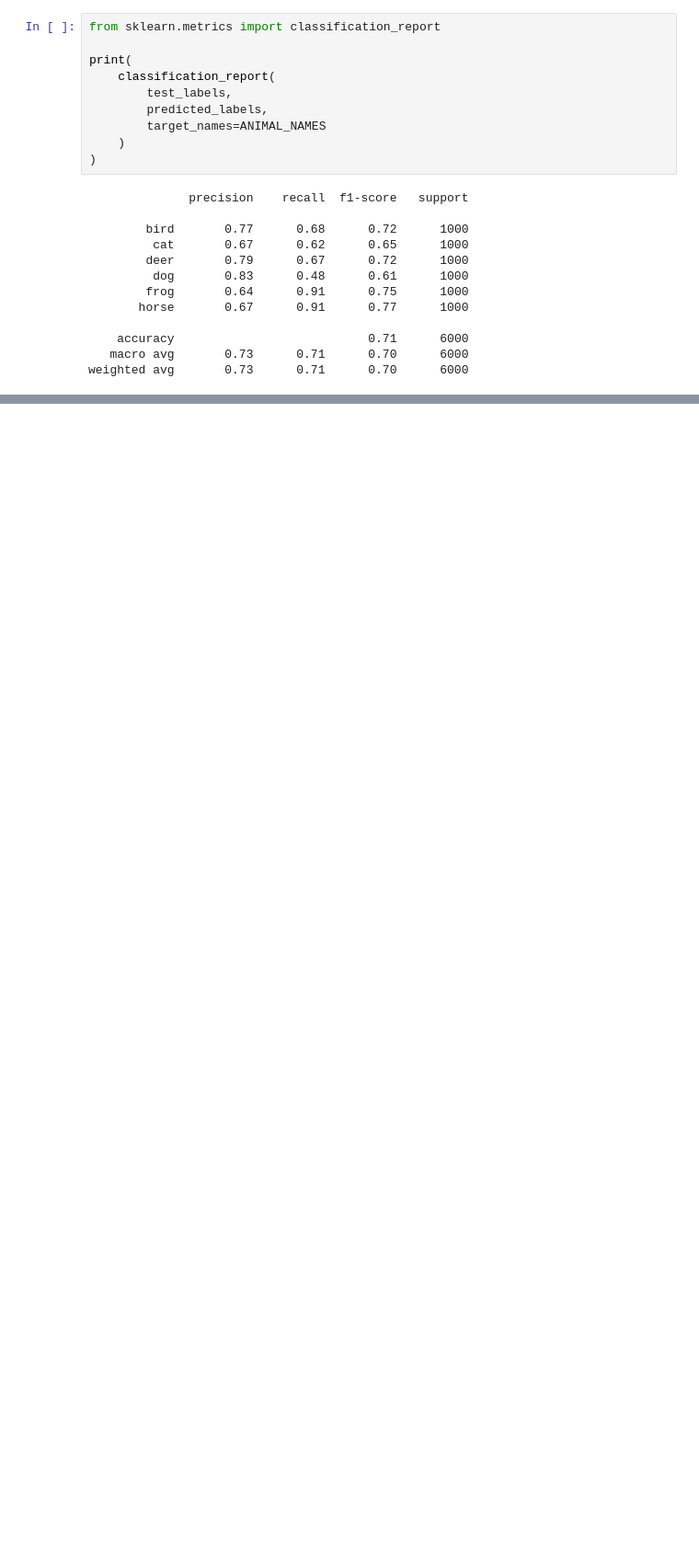
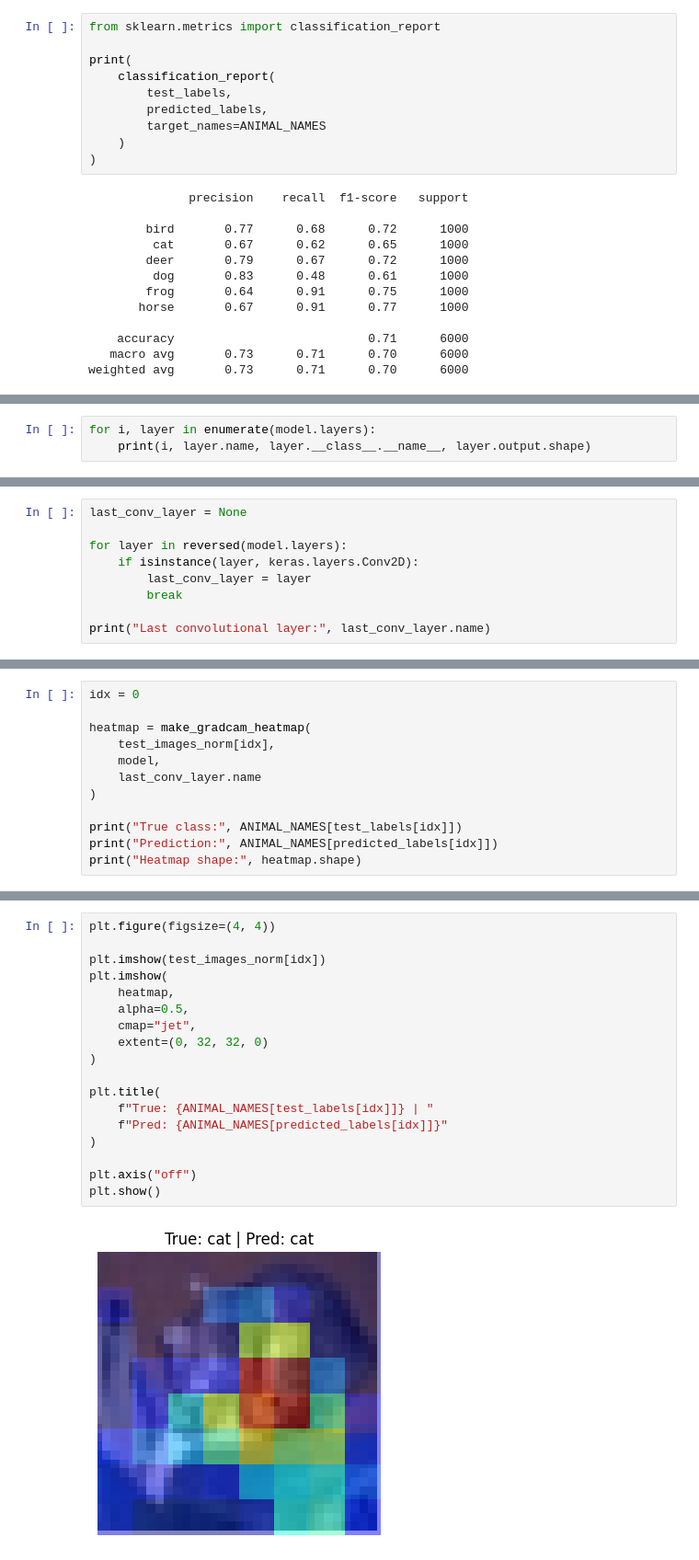
Before and after one commit to divyayalam/Camouflage, a Jupyter notebook: track2_predictionAnalysis.ipynb, the cells around one changed output, grey strips where cells are left out. Shown at 92% size. Saved outputs shown, nothing was run; the diff lists cells and outputs as text; blank space fills up the shorter version.

```diff
--- a/track2_predictionAnalysis.ipynb
+++ b/track2_predictionAnalysis.ipynb
@@ -792,0 +1371,3 @@ weighted avg       0.73      0.71      0.70      6000
+# %%
+for i, layer in enumerate(model.layers):
+    print(i, layer.name, layer.__class__.__name__, layer.output.shape)
@@ -792,0 +1392,9 @@ weighted avg       0.73      0.71      0.70      6000
+# %%
+last_conv_layer = None
+
+for layer in reversed(model.layers):
+    if isinstance(layer, keras.layers.Conv2D):
+        last_conv_layer = layer
+        break
+
+print("Last convolutional layer:", last_conv_layer.name)
@@ -792,0 +1449,12 @@ weighted avg       0.73      0.71      0.70      6000
+# %%
+idx = 0
+
+heatmap = make_gradcam_heatmap(
+    test_images_norm[idx],
+    model,
+    last_conv_layer.name
+)
+
+print("True class:", ANIMAL_NAMES[test_labels[idx]])
+print("Prediction:", ANIMAL_NAMES[predicted_labels[idx]])
+print("Heatmap shape:", heatmap.shape)
@@ -792,0 +1468,20 @@ weighted avg       0.73      0.71      0.70      6000
+# %%
+plt.figure(figsize=(4, 4))
+
+plt.imshow(test_images_norm[idx])
+plt.imshow(
+    heatmap,
+    alpha=0.5,
+    cmap="jet",
+    extent=(0, 32, 32, 0)
+)
+
+plt.title(
+    f"True: {ANIMAL_NAMES[test_labels[idx]]} | "
+    f"Pred: {ANIMAL_NAMES[predicted_labels[idx]]}"
+)
+
+plt.axis("off")
+plt.show()
+# %% [output]
+[figure, added]
```
Also changed, not shown: parts of 79 cells of this notebook.
